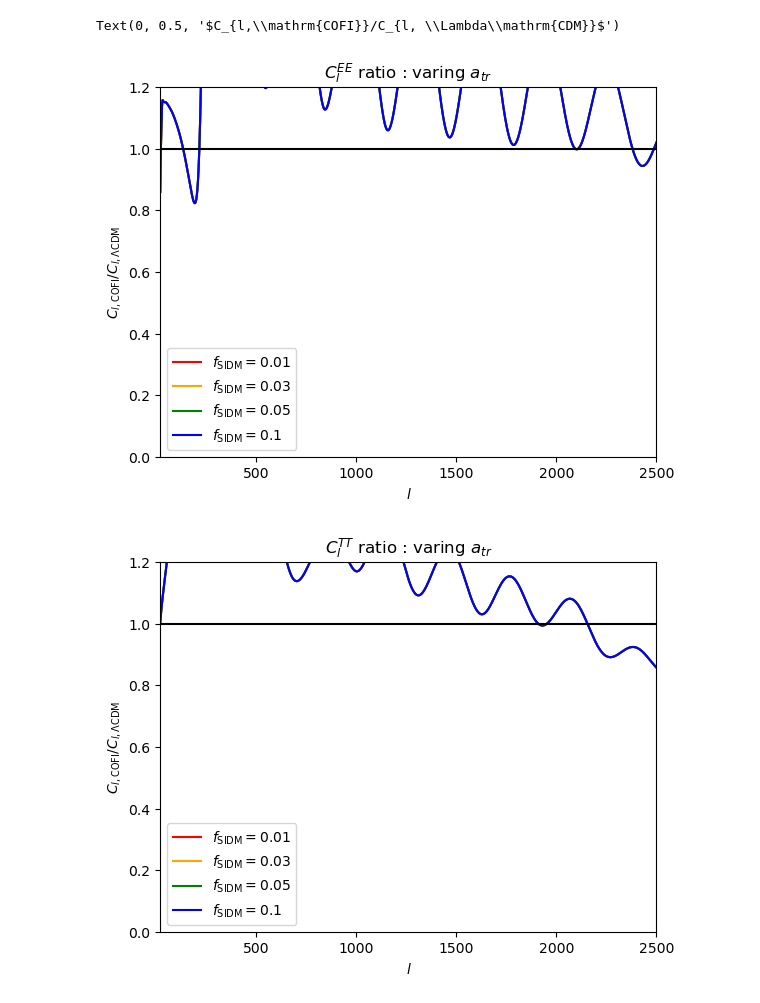
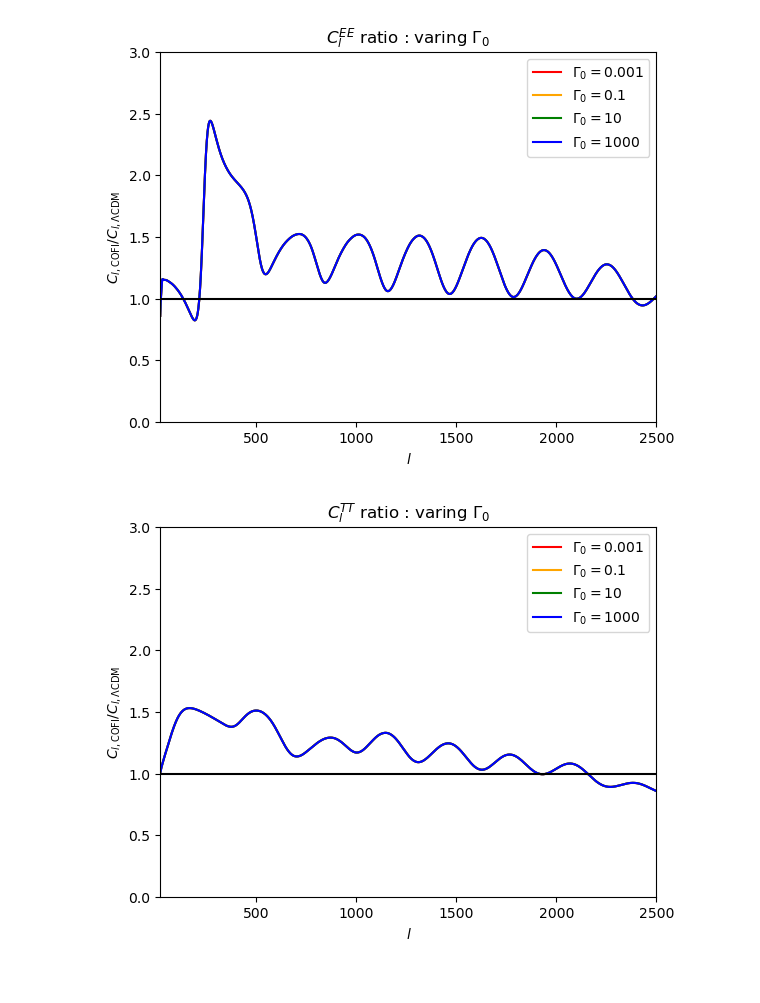
Before and after one commit to KoniOKoni/COFI, a Jupyter notebook: classexample/CMBps.ipynb, the cells around one changed output. Drawn from its saved outputs; the diff is of its cells as text; code cells hidden in the pictures.

```diff
--- a/classexample/CMBps.ipynb
+++ b/classexample/CMBps.ipynb
@@ -23,9 +24,10 @@ fig1, ax1 = plt.subplots()
 fig2, ax2 = plt.subplots()
 
 for i in range(4):
+    f = f_SIDM_table[i]
     COFI = Class()
     COFI.set(common_settings_DCDM)
-    COFI.set({'omega_ini_dr': 0.1/f_SIDM_table[i],'omega_ini_dcdm': 0.1 ,'Gamma_dcdm': 1e3, 'a_tr':1/(1+1000)})
+    COFI.set({'omega_ini_dr': 0.1*f/(1-f),'omega_ini_dcdm': 0.1 ,'Gamma_dcdm': 1e-3, 'a_tr':1/(1+10000)})
     COFI.compute()
     back = COFI.get_background()
     omega_cdm_LCDM = (back['(.)rho_dcdm'] + back['(.)rho_dr'])/back['(.)rho_crit']
@@ -49,17 +51,20 @@ for i in range(4):
     LCDM.struct_cleanup()
 
 ax1.set_xlim(20, 2500)
-ax1.set_ylim(0, 2)
+ax1.set_ylim(0.5, 2.5)
 ax1.legend(loc = 0)
 ax1.hlines(1, 20, 2500, color = 'k')
 ax1.set_title(r'$C_l^{EE}$ ratio : varing $f_{\mathrm{SIDM}}$')
 ax1.set_xlabel(r'$l$')
 ax1.set_ylabel(r'$C_{l,\mathrm{COFI}}/C_{l, \Lambda\mathrm{CDM}}$')
 ax2.set_xlim(20, 2500)
-ax2.set_ylim(0, 2)
+ax2.set_ylim(0.5, 2.5)
 ax2.legend(loc = 0)
 ax2.hlines(1, 20, 2500, color = 'k')
 ax2.set_title(r'$C_l^{TT}$ ratio : varing $f_{\mathrm{SIDM}}$')
 ax2.set_xlabel(r'$l$')
 ax2.set_ylabel(r'$C_{l,\mathrm{COFI}}/C_{l, \Lambda\mathrm{CDM}}$')
+
+fig1.savefig("EE_f.pdf")
+fig2.savefig("TT_f.pdf")
 # %% [output]
@@ -75,7 +79,7 @@ for i in range(4):
     a_tr = 1/(1+z)
     COFI = Class()
     COFI.set(common_settings_DCDM)
-    COFI.set({'omega_ini_dr': 5,'omega_ini_dcdm': 0.1 ,'Gamma_dcdm': 1e3, 'a_tr':a_tr})
+    COFI.set({'omega_ini_dr': 1,'omega_ini_dcdm': 0.1 ,'Gamma_dcdm': 1e3, 'a_tr':a_tr})
     COFI.compute()
     back = COFI.get_background()
     omega_cdm_LCDM = (back['(.)rho_dcdm'] + back['(.)rho_dr'])/back['(.)rho_crit']
@@ -97,17 +101,20 @@ for i in range(4):
     ax2.plot(ll, tt_COFI/tt_LCDM, color = colors[i], label = r'$z_{tr}=$'+'{}'.format(10**log10ztr_table[i]))
 
 ax1.set_xlim(20, 2500)
-ax1.set_ylim(0, 2)
+ax1.set_ylim(0.5, 2.5)
 ax1.legend(loc = 0)
 ax1.hlines(1, 20, 2500, color = 'k')
-ax1.set_title(r'$C_l^{EE}$ ratio : varing $a_{tr}$')
+ax1.set_title(r'$C_l^{EE}$ ratio : varing $z_{tr}$')
 ax1.set_xlabel(r'$l$')
 ax1.set_ylabel(r'$C_{l,\mathrm{COFI}}/C_{l, \Lambda\mathrm{CDM}}$')
 ax2.set_xlim(20, 2500)
-ax2.set_ylim(0, 2)
+ax2.set_ylim(0.5, 2.5)
 ax2.legend(loc = 0)
 ax2.hlines(1, 20, 2500, color = 'k')
-ax2.set_title(r'$C_l^{TT}$ ratio : varing $a_{tr}$')
+ax2.set_title(r'$C_l^{TT}$ ratio : varing $z_{tr}$')
 ax2.set_xlabel(r'$l$')
 ax2.set_ylabel(r'$C_{l,\mathrm{COFI}}/C_{l, \Lambda\mathrm{CDM}}$')
+
+fig1.savefig("EE_ztr.pdf")
+fig2.savefig("TT_ztr.pdf")
 # %% [output]
@@ -123,43 +129,45 @@ for i in range(4):
     a_tr = 1/(1+z)
     COFI = Class()
     COFI.set(common_settings_DCDM)
-    COFI.set({'omega_ini_dr': 10,'omega_ini_dcdm': 0.1 ,'Gamma_dcdm': Gamma0, 'a_tr':1/(1+1000)})
+    COFI.set({'omega_ini_dr': 1,'omega_ini_dcdm': 0.1 ,'Gamma_dcdm': Gamma0, 'a_tr':1/(1+10000)})
     COFI.compute()
     back = COFI.get_background()
     omega_cdm_LCDM = (back['(.)rho_dcdm'] + back['(.)rho_dr'])/back['(.)rho_crit']
     LCDM = Class()
     LCDM.set(common_settings_LCDM)
     LCDM.set({'omega_cdm' : omega_cdm_LCDM[-1]})
     LCDM.compute()
 
     cls_LCDM = LCDM.lensed_cl(2500)
     cls_COFI = COFI.lensed_cl(2500)
 
     ll = cls_LCDM['ell'][2:]
     ee_LCDM = cls_LCDM['ee'][2:]
     ee_COFI = cls_COFI['ee'][2:]
     tt_LCDM = cls_LCDM['tt'][2:]
     tt_COFI = cls_COFI['tt'][2:]
 
-    ax1.plot(ll, ee_COFI/ee_LCDM, color = colors[i], label = r'$f_{\mathrm{SIDM}}=$'+'{}'.format(f_SIDM_table[i]))
-    ax2.plot(ll, tt_COFI/tt_LCDM, color = colors[i], label = r'$f_{\mathrm{SIDM}}=$'+'{}'.format(f_SIDM_table[i]))
+    ax1.plot(ll, ee_COFI/ee_LCDM, color = colors[i], label = r'$\Gamma_0=$'+'{}'.format(10**log10Gamma_table[i]))
+    ax2.plot(ll, tt_COFI/tt_LCDM, color = colors[i], label = r'$\Gamma_0=$'+'{}'.format(10**log10Gamma_table[i]))
 
 ax1.set_xlim(20, 2500)
-ax1.set_ylim(0, 1.2)
+ax1.set_ylim(0, 3)
 ax1.legend(loc = 0)
 ax1.hlines(1, 20, 2500, color = 'k')
-ax1.set_title(r'$C_l^{EE}$ ratio : varing $a_{tr}$')
+ax1.set_title(r'$C_l^{EE}$ ratio : varing $\Gamma_0$')
 ax1.set_xlabel(r'$l$')
 ax1.set_ylabel(r'$C_{l,\mathrm{COFI}}/C_{l, \Lambda\mathrm{CDM}}$')
 ax2.set_xlim(20, 2500)
-ax2.set_ylim(0, 1.2)
+ax2.set_ylim(0, 3)
 ax2.legend(loc = 0)
 ax2.hlines(1, 20, 2500, color = 'k')
-ax2.set_title(r'$C_l^{TT}$ ratio : varing $a_{tr}$')
+ax2.set_title(r'$C_l^{TT}$ ratio : varing $\Gamma_0$')
 ax2.set_xlabel(r'$l$')
 ax2.set_ylabel(r'$C_{l,\mathrm{COFI}}/C_{l, \Lambda\mathrm{CDM}}$')
+
+fig1.savefig("EE_Gamma.pdf")
+fig2.savefig("TT_Gamma.pdf")
 # %% [output]
-Text(0, 0.5, '$C_{l,\\mathrm{COFI}}/C_{l, \\Lambda\\mathrm{CDM}}$')
-[figure, old version]
+[figure, new version]
-[figure, old version]
+[figure, new version]
 # %%
```
Also changed, not shown: parts of 6 cells of this notebook, 18 other files.
